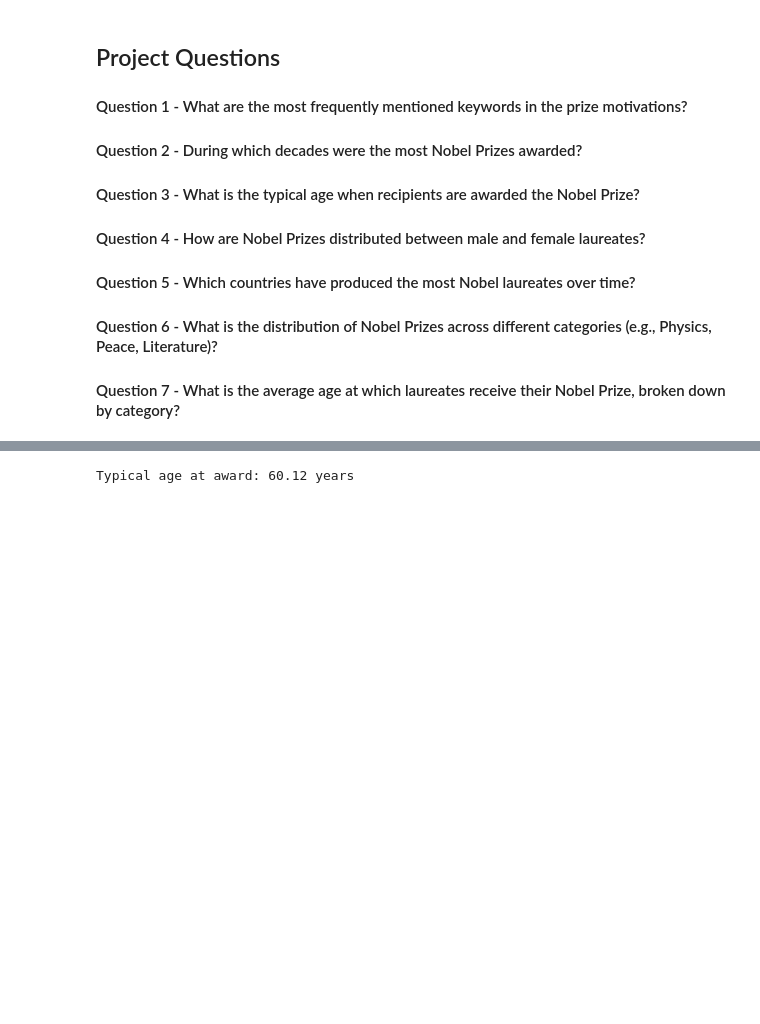
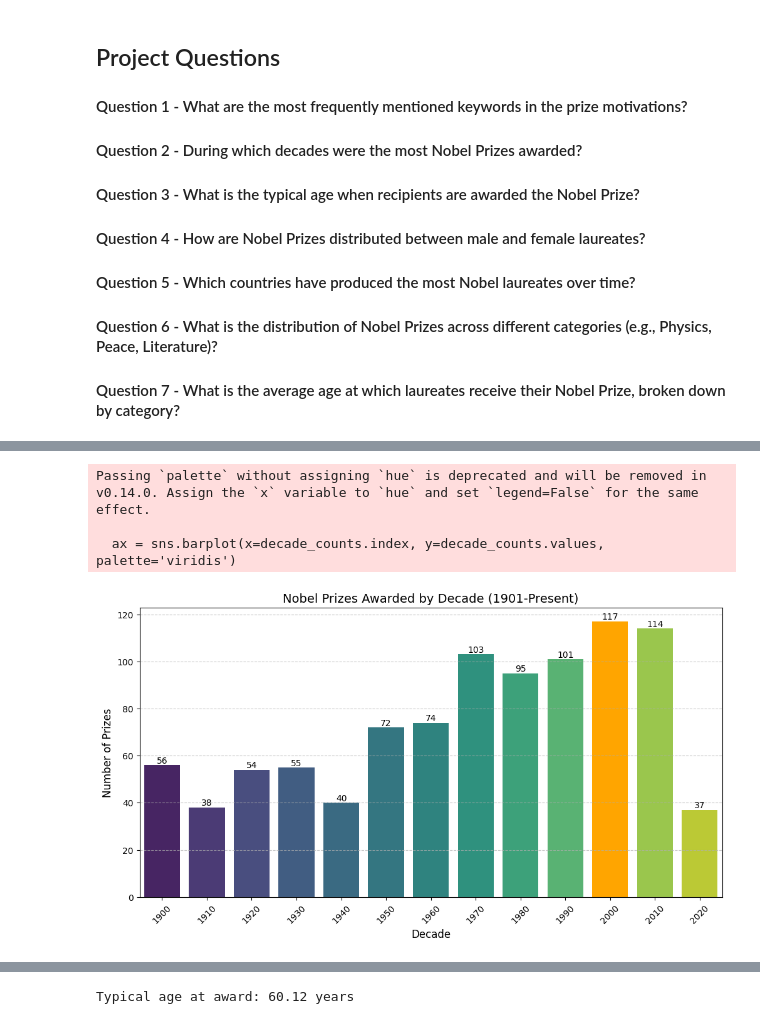
Before and after one commit to ChanKimm/Project2-Data-Analysis-with-Pandas, a Jupyter notebook: notebooks/project_2_cleaned.ipynb, the cells around one changed output, grey strips where cells are left out. Drawn from its saved outputs; the diff is of its cells as text; code cells hidden in the pictures; blank space fills up the shorter version.

Commit message:
Added analysis and visualizations for Q2 and Q7 by Victor

```diff
--- a/notebooks/project_2_cleaned.ipynb
+++ b/notebooks/project_2_cleaned.ipynb
@@ -227,3 +227,15 @@ df_small.head(15)
 #### Question 6 - What is the distribution of Nobel Prizes across different categories (e.g., Physics, Peace, Literature)?
 
 #### Question 7 - What is the average age at which laureates receive their Nobel Prize, broken down by category?
+# %%
+#### # Q2: Nobel Prizes by Decade (Trend Over Time)
+decade_counts = df['decade'].value_counts().sort_index()
+
+decade_pct_change = decade_counts.pct_change() * 100
+
+decade_analysis = pd.DataFrame({
+    'Number of Prizes': decade_counts,
+    'Percentage Change': decade_pct_change
+})
+
+display(decade_analysis)
@@ -229,0 +258,26 @@ df_small.head(15)
+# %%
+# Visualization:
+plt.figure(figsize=(12, 6))
+ax = sns.barplot(x=decade_counts.index, y=decade_counts.values, palette='viridis')
+
+for p in ax.patches:
+    ax.annotate(f'{int(p.get_height())}',
+                (p.get_x() + p.get_width() / 2., p.get_height()),
+                ha='center', va='center', xytext=(0, 5), textcoords='offset points')
+
+plt.title('Nobel Prizes Awarded by Decade (1901-Present)', fontsize=14)
+plt.xlabel('Decade', fontsize=12)
+plt.ylabel('Number of Prizes', fontsize=12)
+plt.xticks(rotation=45)
+plt.grid(axis='y', linestyle='--', alpha=0.7)
+
+max_decade = decade_counts.idxmax()
+max_count = decade_counts.max()
+ax.patches[decade_counts.index.get_loc(max_decade)].set_facecolor('orange')
+
+plt.show()
+# %% [output]
+Passing `palette` without assigning `hue` is deprecated and will be removed in v0.14.0. Assign the `x` variable to `hue` and set `legend=False` for the same effect.
+
+  ax = sns.barplot(x=decade_counts.index, y=decade_counts.values, palette='viridis')
+[figure, added]
```
Also changed, not shown: parts of 7 cells of this notebook.
